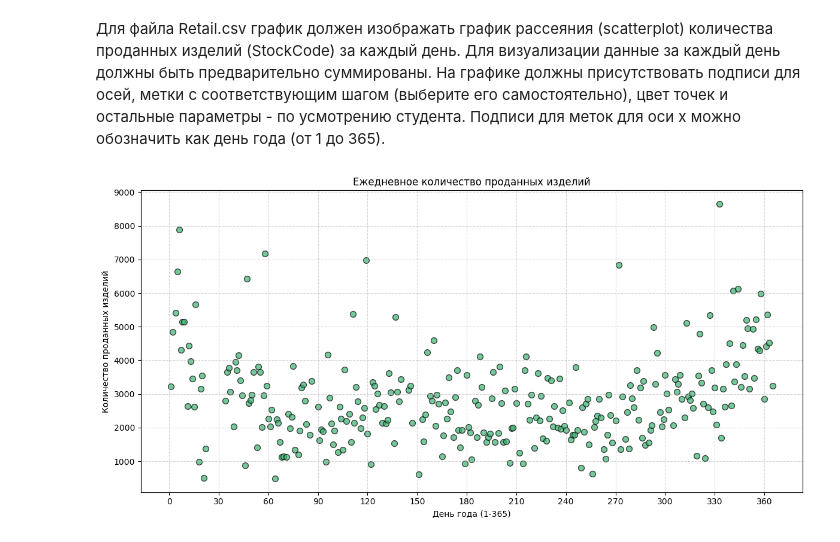
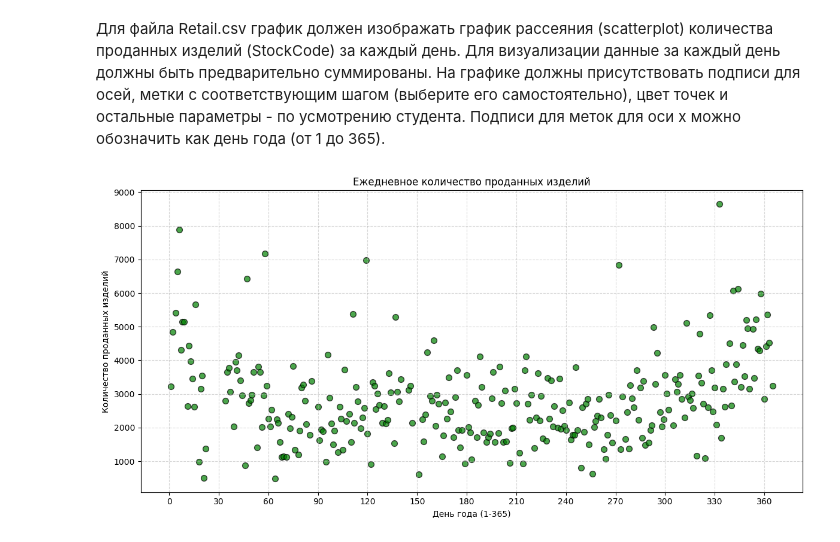
Before and after one commit to KorshunAlen/Prog6sem, a Jupyter notebook: LR1.ipynb, the cells around one changed output. Drawn from its saved outputs; the diff is of its cells as text; code cells hidden in the pictures.

```diff
--- a/LR1.ipynb
+++ b/LR1.ipynb
@@ -194,31 +194,31 @@ plt.show()
 # %%
 import pandas as pd
 import numpy as np
 import matplotlib.pyplot as plt
 
 data = pd.read_csv('Retail.csv')
 
 # Преобразуем в datetime
 data['InvoiceDate'] = pd.to_datetime(data['InvoiceDate'])
 
 # Извлечем день года (1-365)
 data['DayOfYear'] = data['InvoiceDate'].dt.dayofyear
 daily_sales = data.groupby('DayOfYear')['Quantity'].sum()
 
 # Построение scatter plot
 plt.figure(figsize=(12,6))
-plt.scatter(daily_sales.index, daily_sales.values, color='mediumseagreen', alpha=0.7, edgecolors='black', s=50)
+plt.scatter(daily_sales.index, daily_sales.values, color='green', alpha=0.7, edgecolors='black', s=50)
 
 # Оформление осей
 plt.xlabel('День года (1-365)')
 plt.ylabel('Количество проданных изделий')
 plt.title('Ежедневное количество проданных изделий')
 
 # Настроим шаг меток по оси X — например, через каждые 30 дней
 plt.xticks(range(0, 366, 30))
 
 plt.grid(True, linestyle='--', alpha=0.5)
 plt.tight_layout()
 plt.show()
 # %% [output]
-[figure, old version]
+[figure, new version]
```
